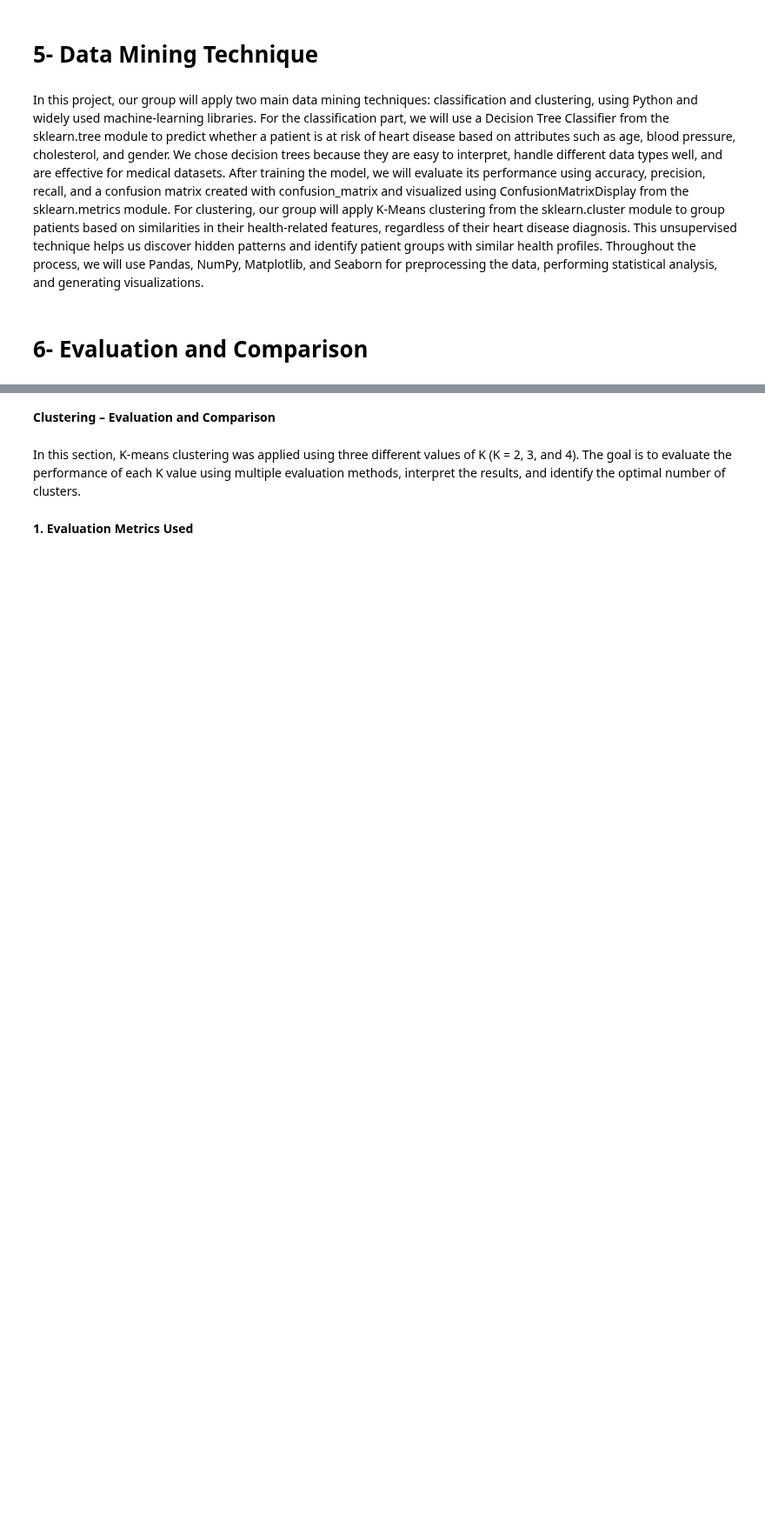
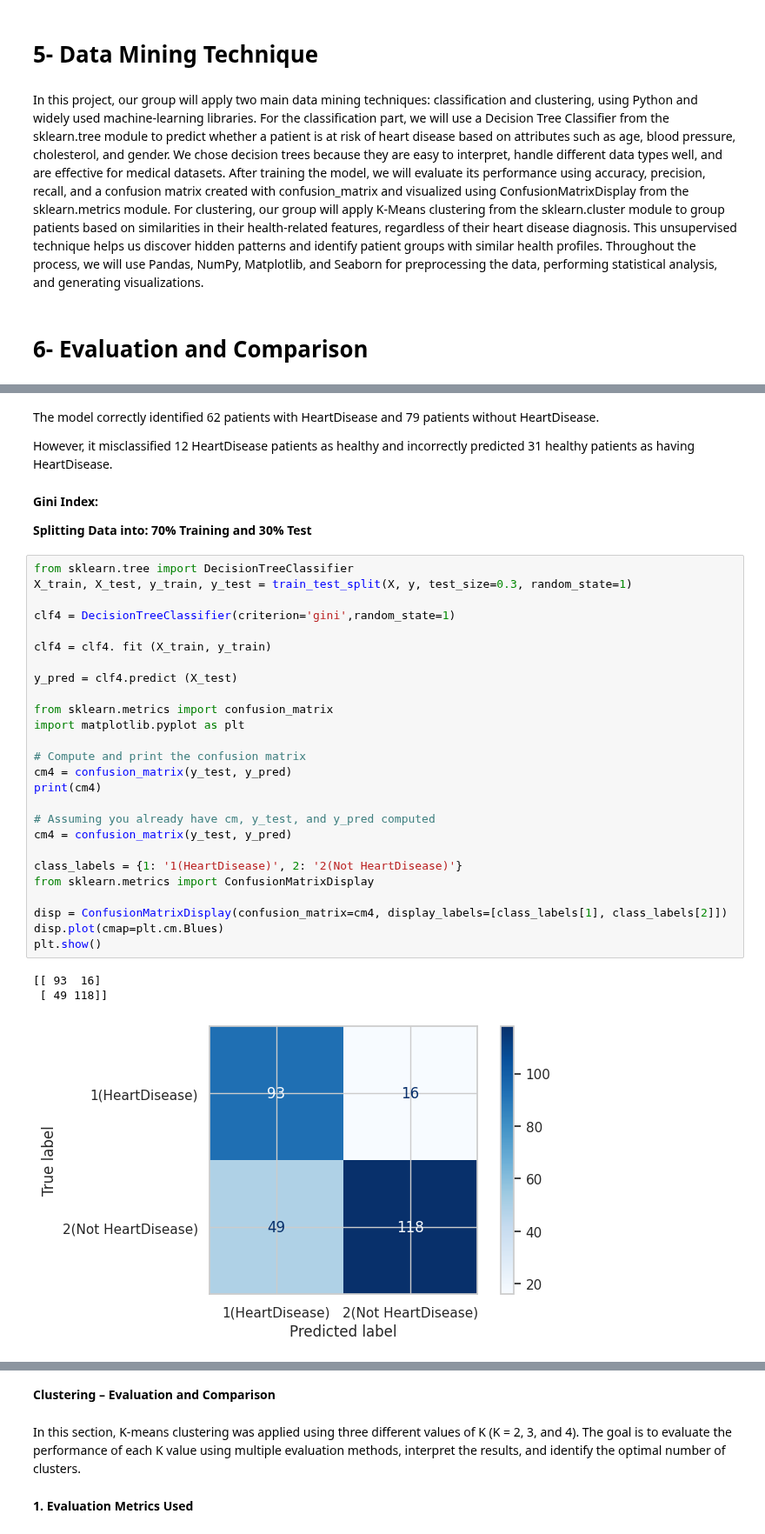
Before and after one commit to Janaalsh5/Heart-Disease, a Jupyter notebook: Report.ipynb, the cells around one changed output, grey strips where cells are left out. Shown at 87% size. Cells and saved outputs as stored; diff of their text form; blank space fills up the shorter version.

```diff
--- a/Report.ipynb
+++ b/Report.ipynb
@@ -179,0 +353,38 @@ In this project, our group will apply two main data mining techniques: classific
+# %% [markdown]
+The model correctly identified 62 patients with HeartDisease and 79 patients without HeartDisease.
+
+However, it misclassified 12 HeartDisease patients as healthy and incorrectly predicted 31 healthy patients as having HeartDisease.
+# %% [markdown]
+**Gini Index:**
+
+**Splitting Data into: 70% Training and 30% Test**
+# %%
+from sklearn.tree import DecisionTreeClassifier
+X_train, X_test, y_train, y_test = train_test_split(X, y, test_size=0.3, random_state=1)
+
+clf4 = DecisionTreeClassifier(criterion='gini',random_state=1)
+
+clf4 = clf4. fit (X_train, y_train)
+
+y_pred = clf4.predict (X_test)
+
+from sklearn.metrics import confusion_matrix
+import matplotlib.pyplot as plt
+
+# Compute and print the confusion matrix
+cm4 = confusion_matrix(y_test, y_pred)
+print(cm4)
+
+# Assuming you already have cm, y_test, and y_pred computed
+cm4 = confusion_matrix(y_test, y_pred)
+
+class_labels = {1: '1(HeartDisease)', 2: '2(Not HeartDisease)'}
+from sklearn.metrics import ConfusionMatrixDisplay
+
+disp = ConfusionMatrixDisplay(confusion_matrix=cm4, display_labels=[class_labels[1], class_labels[2]])
+disp.plot(cmap=plt.cm.Blues)
+plt.show()
+# %% [output]
+[[ 93  16]
+ [ 49 118]]
+[figure, added]
```
Also changed, not shown: parts of 31 cells of this notebook.
